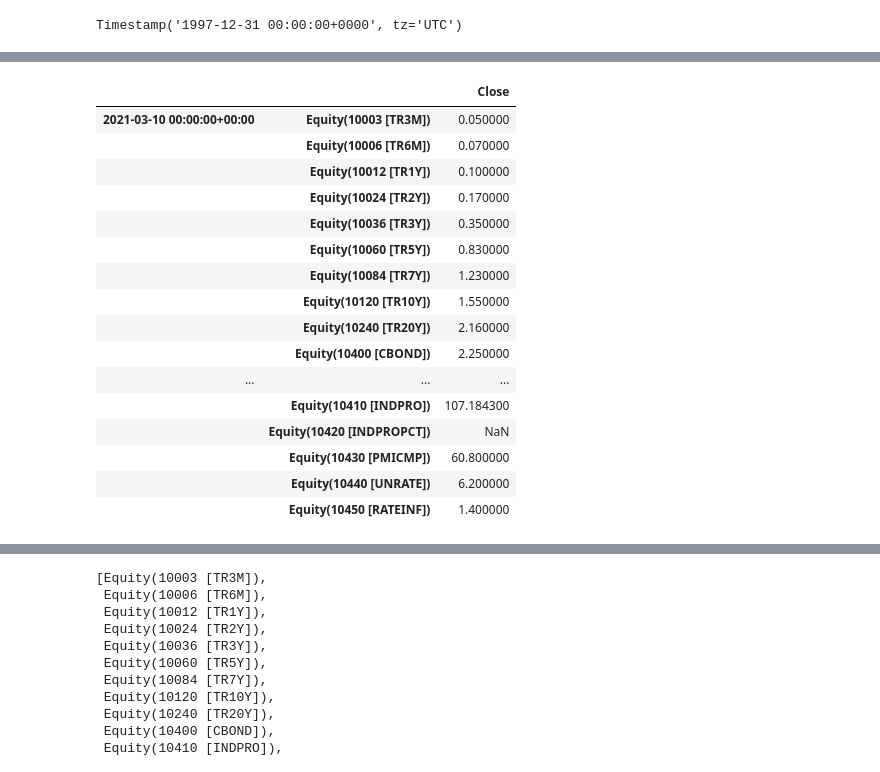
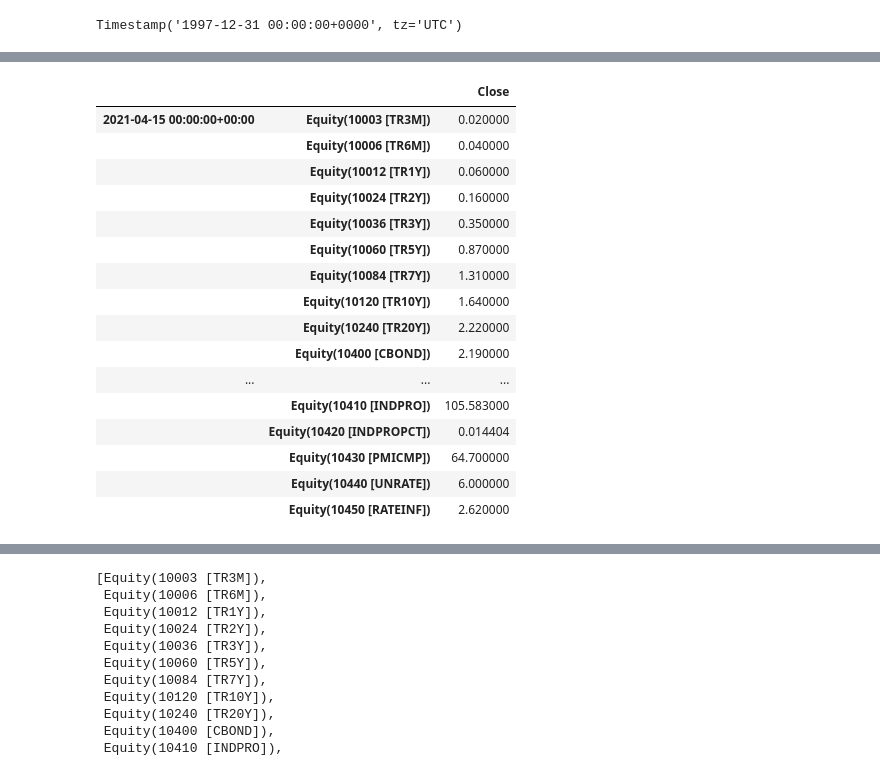
Before and after one commit to alphaville76/sharadar_db_bundle, a Jupyter notebook: notebook/Basic Pipeline.ipynb, the cells around one changed output, grey strips where cells are left out. Drawn from its saved outputs; the diff is of its cells as text; code cells hidden in the pictures.

```diff
--- a/notebook/Basic Pipeline.ipynb
+++ b/notebook/Basic Pipeline.ipynb
@@ -26,5 +26,5 @@ Timestamp('2021-03-11 00:00:00+0000', tz='UTC')
 # %%
-pipe_start = pd.to_datetime('2021-01-04', utc=True)
+pipe_start = pd.to_datetime('2021-04-09', utc=True)
 pipe_end = bundle.equity_daily_bar_reader.last_available_dt
 macro = symbols(['TR3M', 'TR6M', 'TR1Y', 'TR2Y', 'TR3Y', 'TR5Y', 'TR7Y', 'TR10Y','TR20Y','CBOND', 'INDPRO', 'INDPROPCT', 'PMICMP', 'UNRATE', 'RATEINF'])
 pipe = Pipeline(columns={
@@ -47,17 +47,17 @@ stocks.tail(30)
 |  |  | Close |
-| 2021-03-10 00:00:00+00:00 | Equity(10003 [TR3M]) | 0.050000 |
-|  | Equity(10006 [TR6M]) | 0.070000 |
-|  | Equity(10012 [TR1Y]) | 0.100000 |
-|  | Equity(10024 [TR2Y]) | 0.170000 |
+| 2021-04-15 00:00:00+00:00 | Equity(10003 [TR3M]) | 0.020000 |
+|  | Equity(10006 [TR6M]) | 0.040000 |
+|  | Equity(10012 [TR1Y]) | 0.060000 |
+|  | Equity(10024 [TR2Y]) | 0.160000 |
 |  | Equity(10036 [TR3Y]) | 0.350000 |
-|  | Equity(10060 [TR5Y]) | 0.830000 |
-|  | Equity(10084 [TR7Y]) | 1.230000 |
-|  | Equity(10120 [TR10Y]) | 1.550000 |
-|  | Equity(10240 [TR20Y]) | 2.160000 |
-|  | Equity(10400 [CBOND]) | 2.250000 |
+|  | Equity(10060 [TR5Y]) | 0.870000 |
+|  | Equity(10084 [TR7Y]) | 1.310000 |
+|  | Equity(10120 [TR10Y]) | 1.640000 |
+|  | Equity(10240 [TR20Y]) | 2.220000 |
+|  | Equity(10400 [CBOND]) | 2.190000 |
 | ... | ... | ... |
-|  | Equity(10410 [INDPRO]) | 107.184300 |
-|  | Equity(10420 [INDPROPCT]) | NaN |
-|  | Equity(10430 [PMICMP]) | 60.800000 |
-|  | Equity(10440 [UNRATE]) | 6.200000 |
-|  | Equity(10450 [RATEINF]) | 1.400000 |
+|  | Equity(10410 [INDPRO]) | 105.583000 |
+|  | Equity(10420 [INDPROPCT]) | 0.014404 |
+|  | Equity(10430 [PMICMP]) | 64.700000 |
+|  | Equity(10440 [UNRATE]) | 6.000000 |
+|  | Equity(10450 [RATEINF]) | 2.620000 |
```
Also changed, not shown: parts of 13 cells of this notebook, 3 other files.
